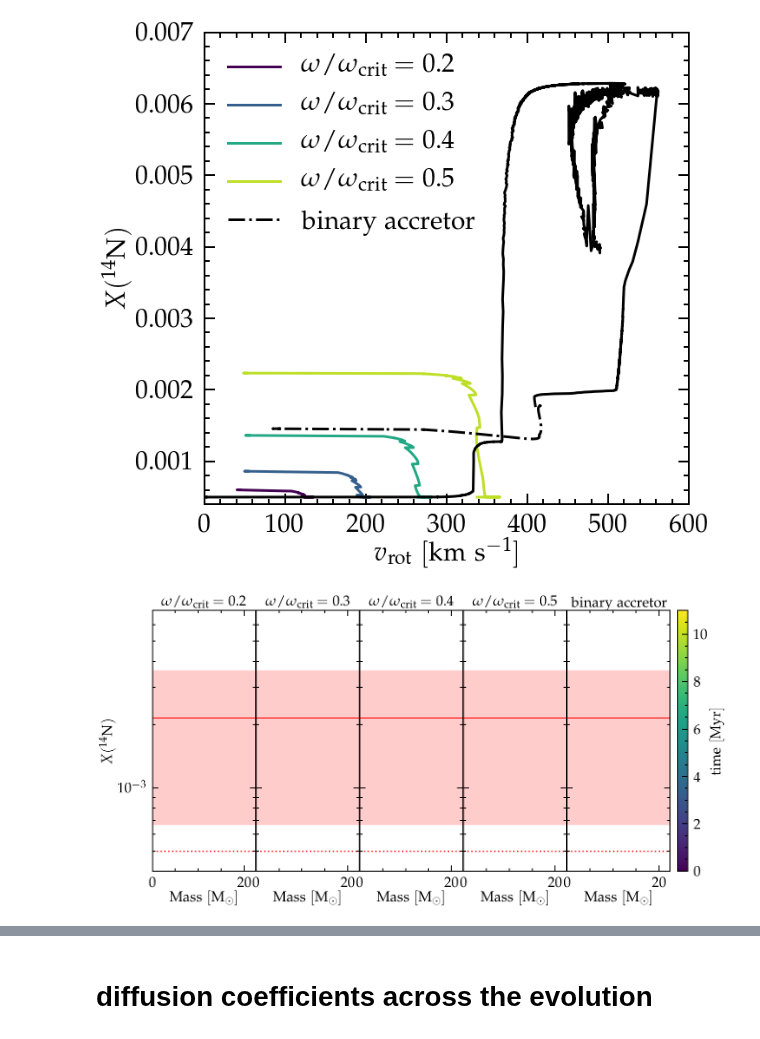
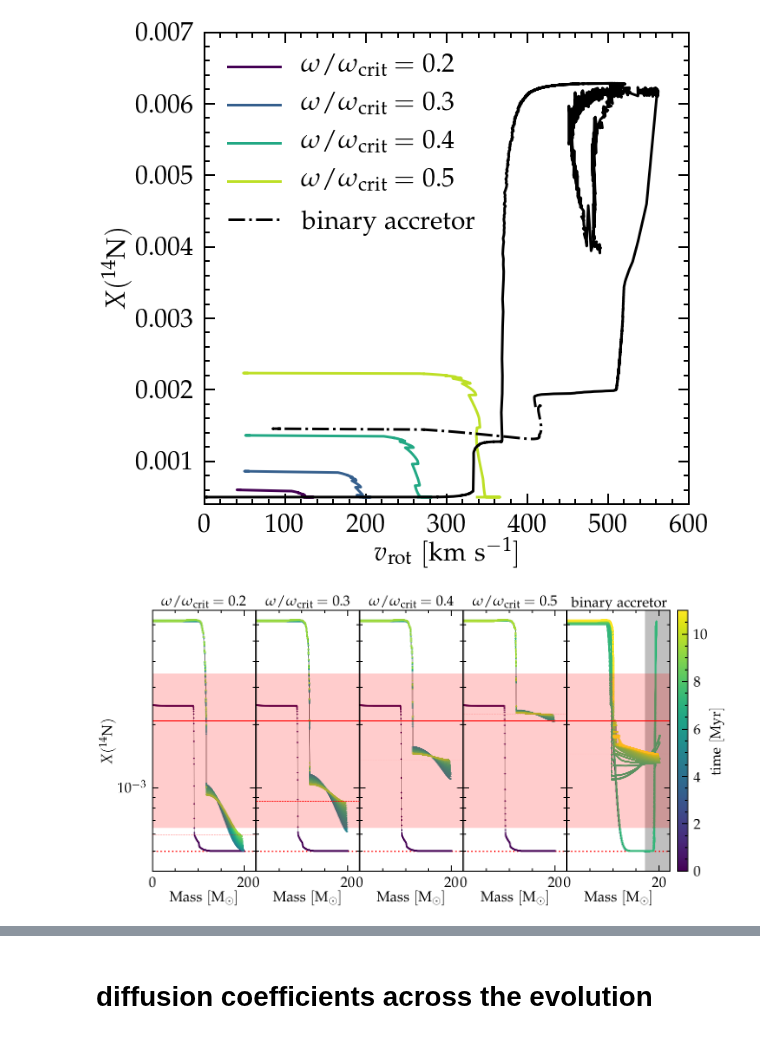
Before and after one commit to mathren/zeta_oph, a Jupyter notebook: notebooks/mixing_and_AM.ipynb, the cells around one changed output, grey strips where cells are left out. Drawn from its saved outputs; the diff is of its cells as text; code cells hidden in the pictures.

Commit message:
fix n14 plot

```diff
--- a/notebooks/mixing_and_AM.ipynb
+++ b/notebooks/mixing_and_AM.ipynb
@@ -163,46 +163,46 @@ folders = [
     "/mnt/home/mrenzo/RUNS/zeta_ophiuchi/single_star/Z0.01/20/rot_0.3_crit/LOGS/",
     "/mnt/home/mrenzo/RUNS/zeta_ophiuchi/single_star/Z0.01/20/rot_0.4_crit/LOGS/",
     "/mnt/home/mrenzo/RUNS/zeta_ophiuchi/single_star/Z0.01/20/rot_0.5_crit/LOGS/",
     "/mnt/home/mrenzo/RUNS/zeta_ophiuchi/M1_25_M2_17_P100_Z0.01/re-run_exponential/binary_to_postRLOF/LOGS2/"]
 
 
 for folder in folders:
     ax = axes[folders.index(folder)]
     if "single" in folder:
         title = "$\omega/\omega_\mathrm{crit}="+str(folder.split('/')[-3].split('_')[1])+"$"
         profiles = sorted(glob.glob(folder+"/p*data"), key=get_age_from_profile)
         profiles = profiles[::5]+[profiles[-1]]
     if "binary" in folder:
         title = "$\mathrm{binary\ accretor}$"
         # ax.axvline(17,0,1, ls="--", c='k', lw=1, zorder=0)
         profiles = sorted(glob.glob(folder+"/p*data")+glob.glob(folder+'../../accretor_to_TAMS/LOGS/p*.data'), key=get_age_from_profile)
         # profiles = profiles[::5]+[profiles[-1]]
     ax.set_title(title, fontsize=30)
-    # for profile in profiles:
-    #     src, col = getSrcCol(profile)
-    #     n = src[:, col.index("n14")]
-    #     m = src[:, col.index("mass")]
-    #     age = get_age_from_profile(profile)
-    #     ax.plot(m, n, c='#808080', lw=1, zorder=0)
-    #     p = ax.scatter(m,n, c=[age]*len(n), s=5, vmin=0, vmax=11)
-    #     if profile == profiles[-1]:
-    #         ax.axhline(n[0],0,1, ls='--', lw=1, c='r', zorder=100)
+    for profile in profiles:
+        src, col = getSrcCol(profile)
+        n = src[:, col.index("n14")]
+        m = src[:, col.index("mass")]
+        age = get_age_from_profile(profile)
+        ax.plot(m, n, c='#808080', lw=1, zorder=0)
+        p = ax.scatter(m,n, c=[age]*len(n), s=5, vmin=0, vmax=11, rasterized=True)
+        if profile == profiles[-1]:
+            ax.axhline(n[0],0,1, ls='--', lw=1, c='r', zorder=100, rasterized=True)
     c12zams, n14zams, o16zams = get_ZAMS_abundances(folder+'history.data')
     ax.axhline(n14zams, 0,1, ls=':', c='r', zorder=0)
-    n, err_n =  get_zeta_oph_surface_n()
+    n, err_n =  get_zeta_oph_surface_n(X=0.678010)
     ax.axhline(n, 0,1,c='r', lw=2)
     xmin, xmax = ax.get_xlim()
     x = np.linspace(xmin, xmax, 3)
     ax.fill_between(x, y1=n-err_n, y2=n+err_n, fc='r',alpha=0.2)
 
 
 fig.colorbar(p, cax=cax)
 cax.set_ylabel(r"$\mathrm{time \ [Myr]}$")
-ax5.axvspan(17, 0, 1, fc="#808080", alpha=0.5, zorder=0)
-plt.savefig("/mnt/home/mrenzo/Templates/zeta_oph/manuscript/figures/n14_struct_complete_zeta_ab.pdf")
+ax5.axvspan(17, 22.5, alpha=0.5, color="#808080", zorder=0)
+plt.savefig("/mnt/home/mrenzo/Templates/zeta_oph/manuscript/figures/n14_struct_complete_zeta_ab.pdf", rasterized=True)
 # plt.savefig("/mnt/home/mrenzo/TMP/n14_struct_complete.pdf")
 # %% [output]
-[figure, old version]
+[figure, new version]
 # %%
 # all rot rate and abundances
 fig = plt.figure(figsize=(20,10))
```
Also changed, not shown: parts of 2 cells of this notebook, 2 other files.
